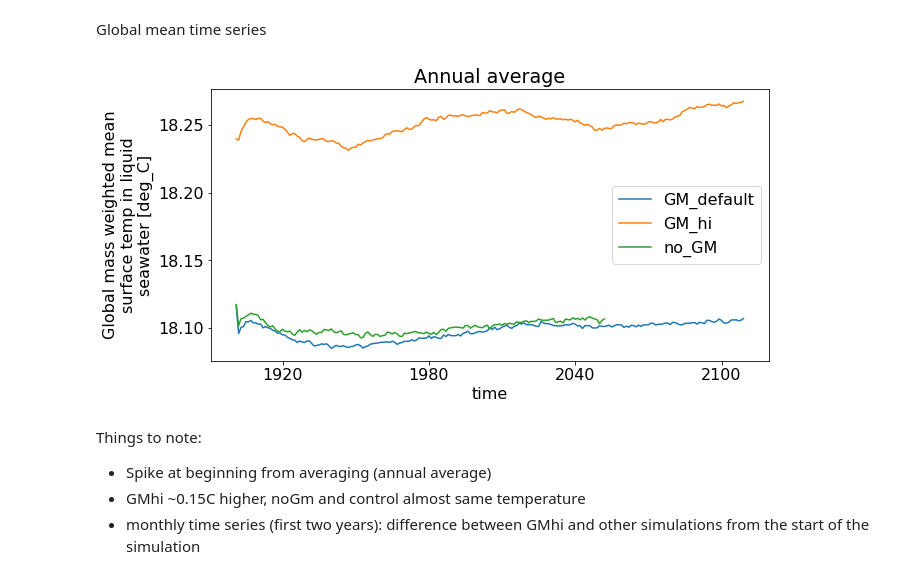
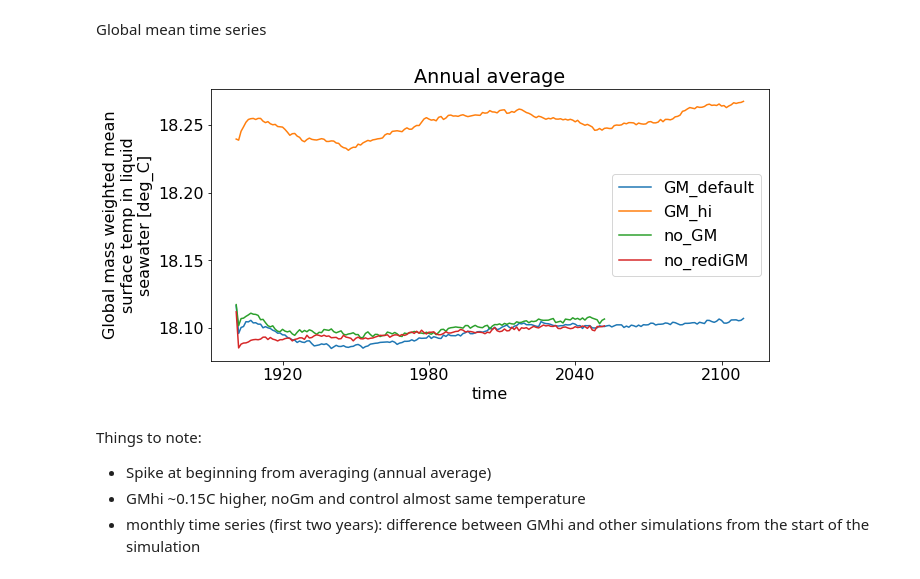
Before and after one commit to wghuneke/ACCESS-CM2-025_Analysis, a Jupyter notebook: notebooks/Testing_OM2_GMhi.ipynb, the cells around one changed output. Drawn from its saved outputs; the diff is of its cells as text; code cells hidden in the pictures.

```diff
--- a/notebooks/Testing_OM2_GMhi.ipynb
+++ b/notebooks/Testing_OM2_GMhi.ipynb
@@ -56,6 +56,7 @@ client
 session_OM2  = cc.database.create_session('/g/data/ik11/databases/cosima_master.db')
 expt_OM2_025_cntr = '025deg_jra55_ryf9091_gadi'
 expt_OM2_025_noGM = '025deg_jra55_ryf9091_gadi_noGM'
+expt_OM2_025_norediGM = '025deg_jra55_ryf9091_gadi_norediGM'
 
 session_GMhi = cc.database.create_session('/g/data/x77/wgh581/access-om2-databases/025deg_jra55_ryf9091_GMhi.db')
 expt_OM2_025_GMhi = '025deg_jra55_ryf9091_GMhi'
@@ -104,20 +103,23 @@ def get_scalar_timeseries(expt, session, var, start_time='1900-01-01', end_time=
 SST_global_cntr = get_scalar_timeseries(expt_OM2_025_cntr, session_OM2, 'temp_surface_ave', start_time='1900-01-01', end_time='2108-12-31', frequency='1 monthly')
 SST_global_noGM = get_scalar_timeseries(expt_OM2_025_noGM, session_OM2, 'temp_surface_ave', start_time='1900-01-01', end_time='2108-12-31', frequency='1 monthly')
 SST_global_GMhi = get_scalar_timeseries(expt_OM2_025_GMhi, session_GMhi, 'temp_surface_ave', start_time='1900-01-01', end_time='2108-12-31')
+SST_global_norediGM = get_scalar_timeseries(expt_OM2_025_norediGM, session_OM2, 'temp_surface_ave', start_time='1900-01-01', end_time='2108-12-31', frequency='1 monthly')
 # %%
 SST_global_cntr_a = SST_global_cntr.resample(time='Y').mean()
 SST_global_GMhi_a = SST_global_GMhi.resample(time='Y').mean()
 SST_global_noGM_a = SST_global_noGM.resample(time='Y').mean()
+SST_global_norediGM_a = SST_global_norediGM.resample(time='Y').mean()
 # %%
 fig = plt.figure(figsize=(10,5))
 
 SST_global_cntr_a.plot(label='GM_default')
 SST_global_GMhi_a.plot(label='GM_hi')
 SST_global_noGM_a.plot(label='no_GM')
+SST_global_norediGM_a.plot(label='no_rediGM')
 plt.legend()
 plt.title('Annual average');
 # %% [output]
-[figure, old version]
+[figure, new version]
 # %% [markdown]
 Things to note:
 - Spike at beginning from averaging (annual average)
```
Also changed, not shown: parts of 17 cells of this notebook.
